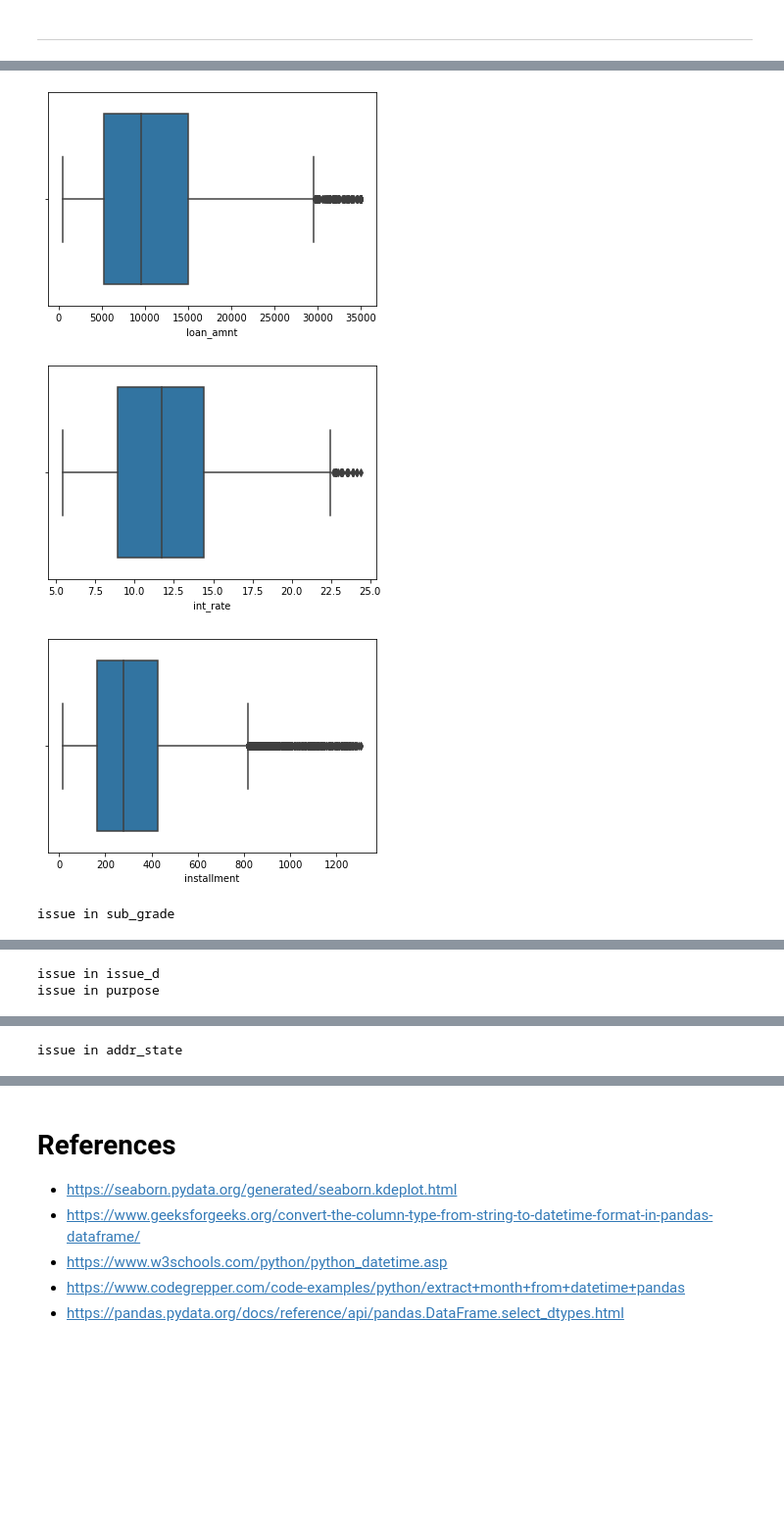
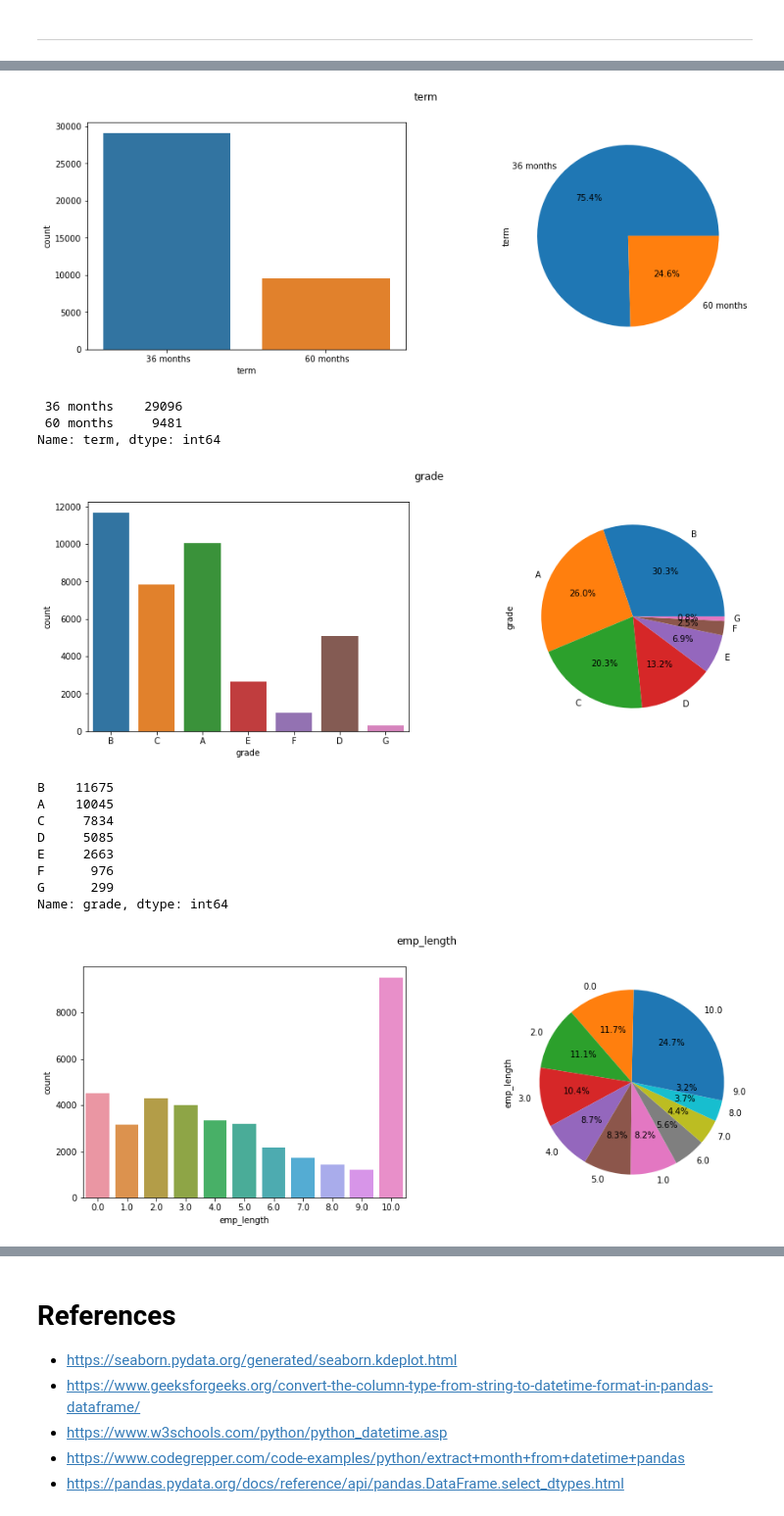
Before and after one commit to ayushxx7/EDA-LendingClubCaseStudy, a Jupyter notebook: LendingClubCaseStudy.ipynb, the cells around one changed output, grey strips where cells are left out. Shown at 98% size. Drawn from its saved outputs; the diff is of its cells as text; code cells hidden in the pictures; blank space fills up the shorter version.

```diff
--- a/LendingClubCaseStudy.ipynb
+++ b/LendingClubCaseStudy.ipynb
@@ -851,3 +866,5 @@ E     2663
 F      976
 G      299
 Name: grade, dtype: int64
+# %%
+loan_df['grade_num'] = loan_df.grade.apply(lambda x: int(x.replace('A', '6').replace('B', '5').replace('C', '4').replace('D', '3').replace('E', '2').replace('F', '1').replace('G', '0')))
@@ -1086,10 +1114,24 @@ def plot_continous(loan_df, column):
 # %%
 import traceback
 
-for i in col_continous:
+for column in col_large_unique:
     try:
-        plot_continous(loan_df, i)
+        plot_large(loan_df, column)
+        if column == 'annual_inc':
+#             plot_large(loan_df, column)
+            plot_large(loan_df[loan_df['annual_inc']<83000], column)
+            print(loan_df[column].describe())
+        elif column == 'sub_grade':
+            print(loan_df['sub_grade_num'].describe())
+        elif column == 'emp_length':
+            print(loan_df[column].describe())
+            print(loan_df['emp_length'].value_counts())
+        else:
+#             plot_large(loan_df, column)
+            print(loan_df[column].describe())
+
     except:
-        print('cannot plot for', i)
-#         print(traceback.format_exc())
+        pass
+#         print('cannot plot for', i)
+        print(traceback.format_exc())
 # %% [output]
@@ -1109,12 +1235,31 @@ for i in col_continous:
+# %%
+def plot_small(loan_df, column):
+    fig, (ax1, ax2) = plt.subplots(1, 2, figsize=(15,5))
+    if column == 'purpose':
+        sns.countplot(y = column, data=loan_df, ax=ax1,
+                     order = loan_df['purpose'].value_counts().index)
+    else:
+        sns.countplot(x = column, data=loan_df, ax=ax1)
+    loan_df[column].value_counts().plot(kind='pie', ax=ax2, autopct='%1.1f%%')
+    plt.suptitle(column)
+    ax1.set_xticklabels(ax1.get_xticklabels(), rotation=0)
+    plt.show()
 # %%
-for i in col_continous:
-    try:
-        sns.boxplot(x=i, data=loan_df)
-        plt.show()
-    except:
-        print('issue in', i)
+for i in col_small_unique:
+    plot_small(loan_df, i)
+    print(loan_df[i].value_counts())
 # %% [output]
-[figure, old version]
+[figure, new version]
+ 36 months    29096
+ 60 months     9481
+Name: term, dtype: int64
-[figure, old version]
+[figure, new version]
+B    11675
+A    10045
+C     7834
+D     5085
+E     2663
+F      976
+G      299
+Name: grade, dtype: int64
-[figure, old version]
+[figure, new version]
-issue in sub_grade
@@ -1123,2 +1284,0 @@ issue in sub_grade
-issue in issue_d
-issue in purpose
@@ -1126 +1289,0 @@ issue in purpose
-issue in addr_state
```
Also changed, not shown: parts of 38 cells of this notebook.
